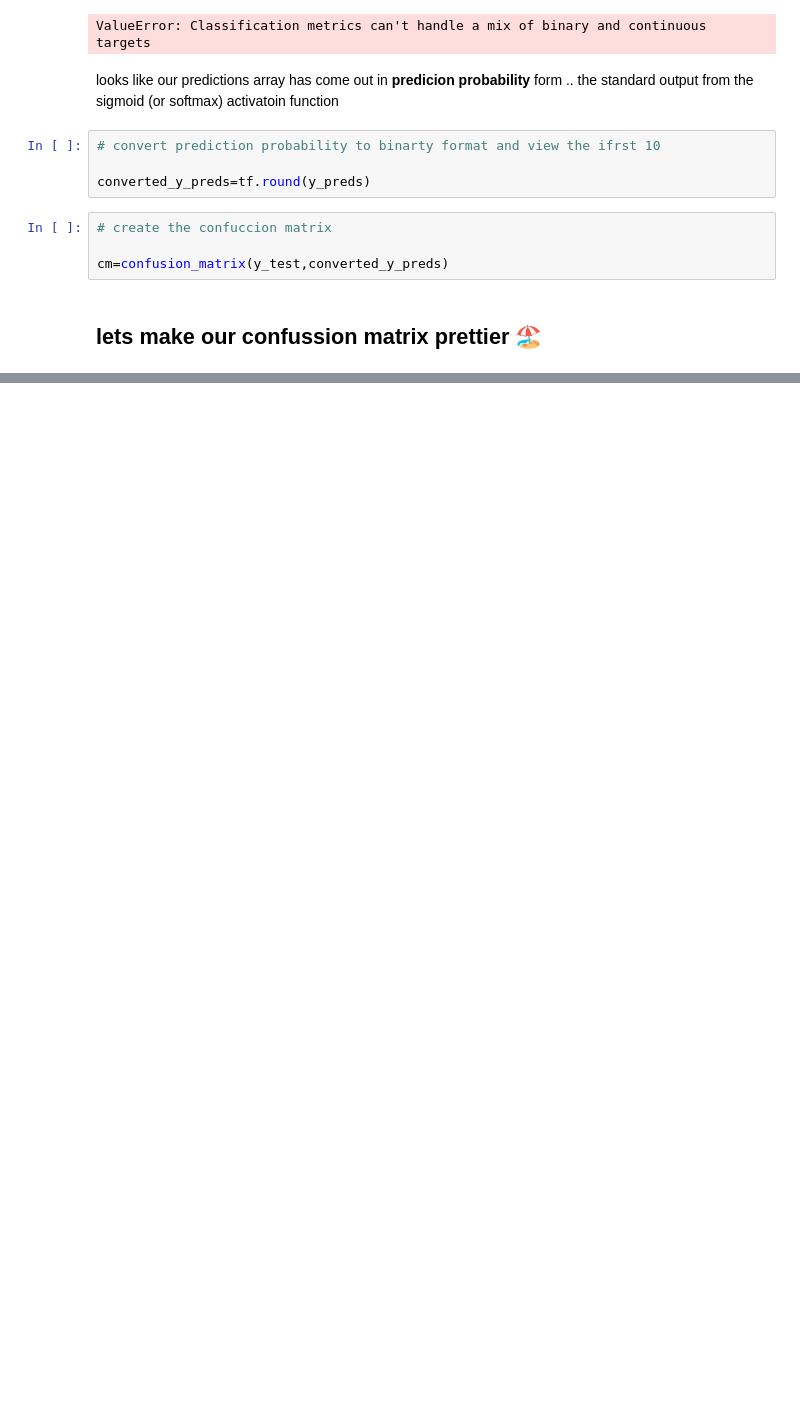
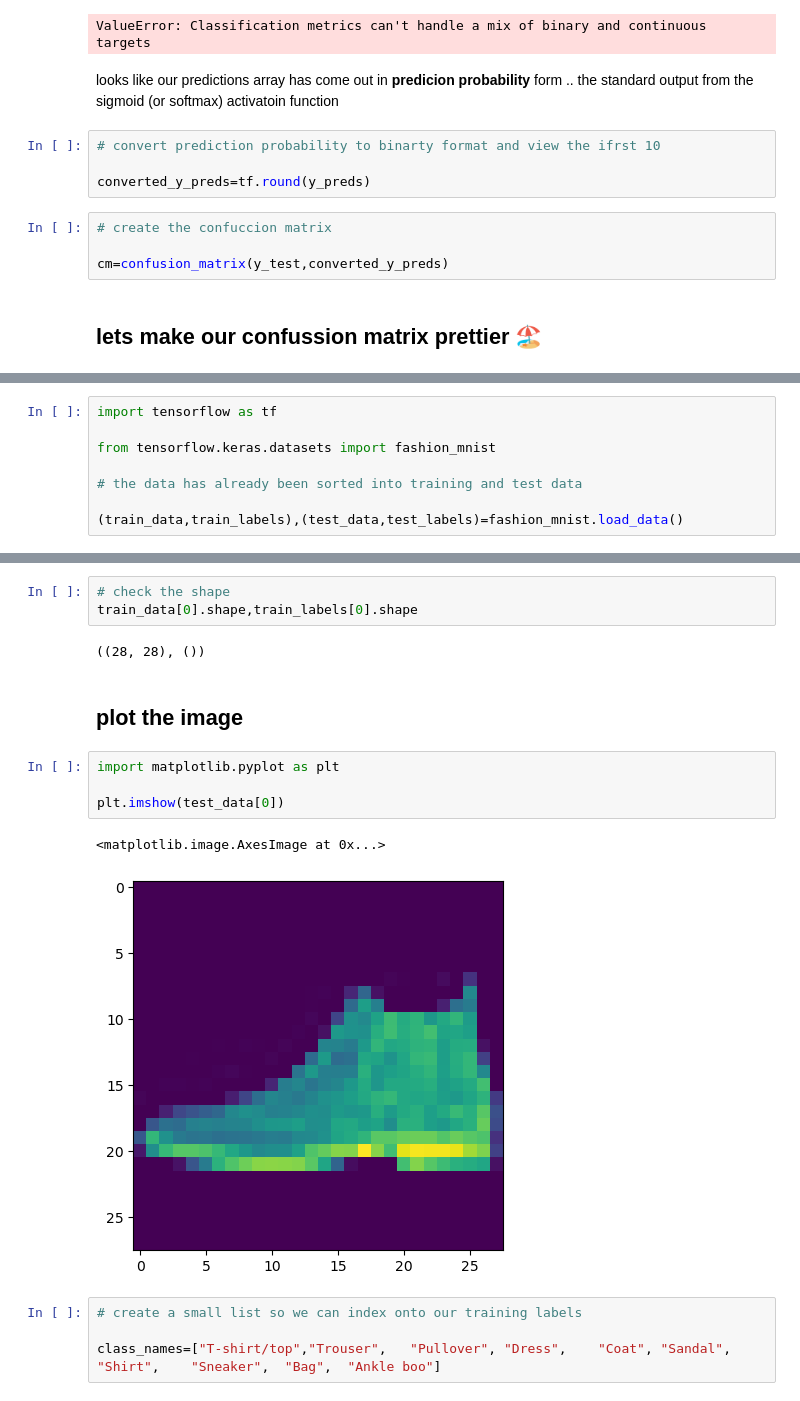
Before and after one commit to mageshyt/Machine-Learning-2023, a Jupyter notebook: Deep learning/02_neural_network_Classfication_in_tensorflow.ipynb, the cells around one changed output, grey strips where cells are left out. Saved outputs shown, nothing was run; the diff lists cells and outputs as text; blank space fills up the shorter version.

Commit message:
:pencil: multi class classficaion :sparkles: leant indexes and sorting

```diff
--- a/Deep learning/02_neural_network_Classfication_in_tensorflow.ipynb
+++ b/Deep learning/02_neural_network_Classfication_in_tensorflow.ipynb
@@ -829,0 +842,8 @@ sns.heatmap(cm, annot=True, cmap='Blues')
+# %%
+import tensorflow as tf
+
+from tensorflow.keras.datasets import fashion_mnist
+
+# the data has already been sorted into training and test data
+
+(train_data,train_labels),(test_data,test_labels)=fashion_mnist.load_data()
@@ -829,0 +880,18 @@ sns.heatmap(cm, annot=True, cmap='Blues')
+# %%
+# check the shape
+train_data[0].shape,train_labels[0].shape
+# %% [output]
+((28, 28), ())
+# %% [markdown]
+## plot the image
+# %%
+import matplotlib.pyplot as plt
+
+plt.imshow(test_data[0])
+# %% [output]
+<matplotlib.image.AxesImage at 0x...>
+[figure, added]
+# %%
+# create a small list so we can index onto our training labels
+
+class_names=["T-shirt/top","Trouser",	"Pullover",	"Dress",	"Coat",	"Sandal",	"Shirt",	"Sneaker",	"Bag",	"Ankle boo"]
```
Also changed, not shown: parts of 14 cells of this notebook, 1 other file.
